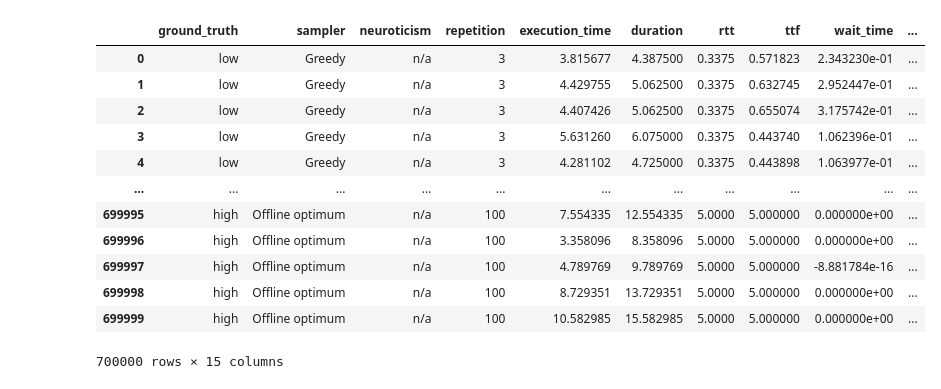
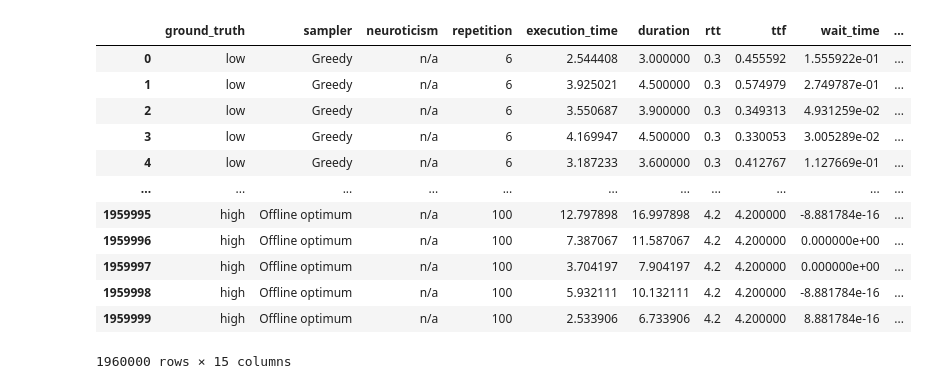
Before and after one commit to vnmo/EdgeDroid2, a Jupyter notebook: analysis/sampling_Nov5.ipynb, the cells around one changed output. Saved outputs shown, nothing was run; the diff lists cells and outputs as text; code cells hidden in the pictures.

```diff
--- a/analysis/sampling_Nov5.ipynb
+++ b/analysis/sampling_Nov5.ipynb
@@ -26,7 +26,7 @@ def experimental_run(
     tc = rtt - proc_t
     w0 = 1.0
     min_sr = 1 / (2 * w0)
-    alpha = 3.0
+    alpha = 1.5
 
     with warnings.catch_warnings():
         warnings.simplefilter("ignore")
@@ -128,8 +128,8 @@ def experimental_run(
     return df
 
 
-processing_delay = 0.3
-rtts = np.array([0.3375, 0.675, 1.25, 2.5, 5.0])
+processing_delay = 0.250
+rtts = np.linspace(0.3, 4.2, 14)
 net_delays = rtts - processing_delay
 
 task_steps = 100
@@ -145,45 +145,45 @@ combinations = list(itertools.product(
 
 results = deque()
 
 with tqdm(total=len(combinations)) as bar, mp.Pool() as pool:
     def _callback(df: pd.DataFrame):
         results.append(df)
         bar.update()
 
 
     def _errback(error):
         print(error)
         raise error
 
 
     for rtt, rep in combinations:
         pool.apply_async(
             experimental_run,
             args=(rtt, processing_delay, P0, Pc, task_steps, rep),
             callback=_callback,
             error_callback=_errback,
         )
 
     pool.close()
     pool.join()
 
 results = pd.concat(results, ignore_index=True)
 results.to_parquet("./final_sampling_results.parquet.gzip", compression="gzip")
 results
 # %% [output]
 |  | ground_truth | sampler | neuroticism | repetition | execution_time | duration | rtt | ttf | wait_time | ... |
-| 0 | low | Greedy | n/a | 3 | 3.815677 | 4.387500 | 0.3375 | 0.571823 | 2.343230e-01 | ... |
-| 1 | low | Greedy | n/a | 3 | 4.429755 | 5.062500 | 0.3375 | 0.632745 | 2.952447e-01 | ... |
-| 2 | low | Greedy | n/a | 3 | 4.407426 | 5.062500 | 0.3375 | 0.655074 | 3.175742e-01 | ... |
-| 3 | low | Greedy | n/a | 3 | 5.631260 | 6.075000 | 0.3375 | 0.443740 | 1.062396e-01 | ... |
-| 4 | low | Greedy | n/a | 3 | 4.281102 | 4.725000 | 0.3375 | 0.443898 | 1.063977e-01 | ... |
+| 0 | low | Greedy | n/a | 6 | 2.544408 | 3.000000 | 0.3 | 0.455592 | 1.555922e-01 | ... |
+| 1 | low | Greedy | n/a | 6 | 3.925021 | 4.500000 | 0.3 | 0.574979 | 2.749787e-01 | ... |
+| 2 | low | Greedy | n/a | 6 | 3.550687 | 3.900000 | 0.3 | 0.349313 | 4.931259e-02 | ... |
+| 3 | low | Greedy | n/a | 6 | 4.169947 | 4.500000 | 0.3 | 0.330053 | 3.005289e-02 | ... |
+| 4 | low | Greedy | n/a | 6 | 3.187233 | 3.600000 | 0.3 | 0.412767 | 1.127669e-01 | ... |
 | ... | ... | ... | ... | ... | ... | ... | ... | ... | ... | ... |
-| 699995 | high | Offline optimum | n/a | 100 | 7.554335 | 12.554335 | 5.0000 | 5.000000 | 0.000000e+00 | ... |
-| 699996 | high | Offline optimum | n/a | 100 | 3.358096 | 8.358096 | 5.0000 | 5.000000 | 0.000000e+00 | ... |
-| 699997 | high | Offline optimum | n/a | 100 | 4.789769 | 9.789769 | 5.0000 | 5.000000 | -8.881784e-16 | ... |
-| 699998 | high | Offline optimum | n/a | 100 | 8.729351 | 13.729351 | 5.0000 | 5.000000 | 0.000000e+00 | ... |
-| 699999 | high | Offline optimum | n/a | 100 | 10.582985 | 15.582985 | 5.0000 | 5.000000 | 0.000000e+00 | ... |
+| 1959995 | high | Offline optimum | n/a | 100 | 12.797898 | 16.997898 | 4.2 | 4.200000 | -8.881784e-16 | ... |
+| 1959996 | high | Offline optimum | n/a | 100 | 7.387067 | 11.587067 | 4.2 | 4.200000 | 0.000000e+00 | ... |
+| 1959997 | high | Offline optimum | n/a | 100 | 3.704197 | 7.904197 | 4.2 | 4.200000 | 0.000000e+00 | ... |
+| 1959998 | high | Offline optimum | n/a | 100 | 5.932111 | 10.132111 | 4.2 | 4.200000 | -8.881784e-16 | ... |
+| 1959999 | high | Offline optimum | n/a | 100 | 2.533906 | 6.733906 | 4.2 | 4.200000 | 8.881784e-16 | ... |
-700000 rows × 15 columns
+1960000 rows × 15 columns
 # %%
 # class SuperNeuroticModel(ExpKernelRollingTTFETModel):
 #     @staticmethod
```
Also changed, not shown: 3 other files.
